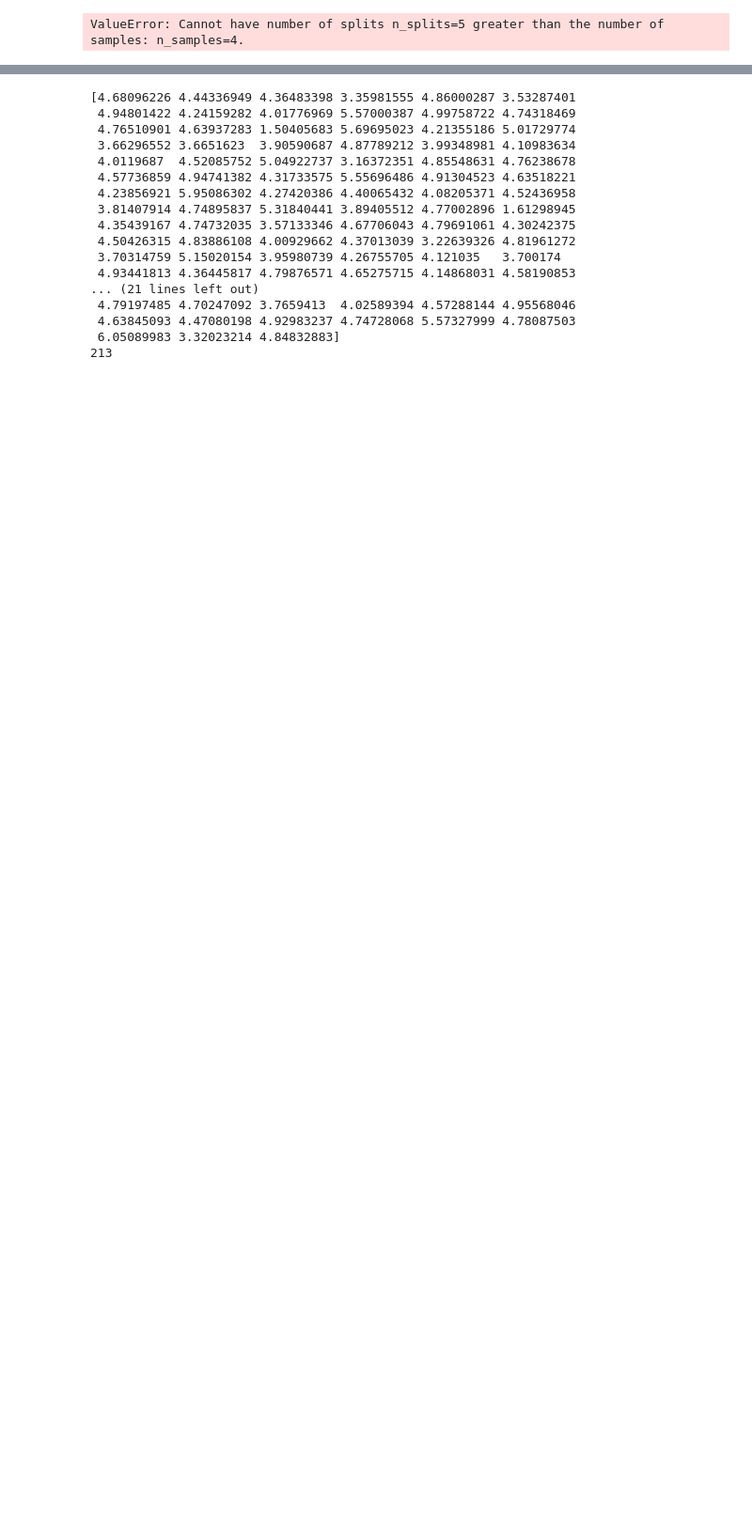
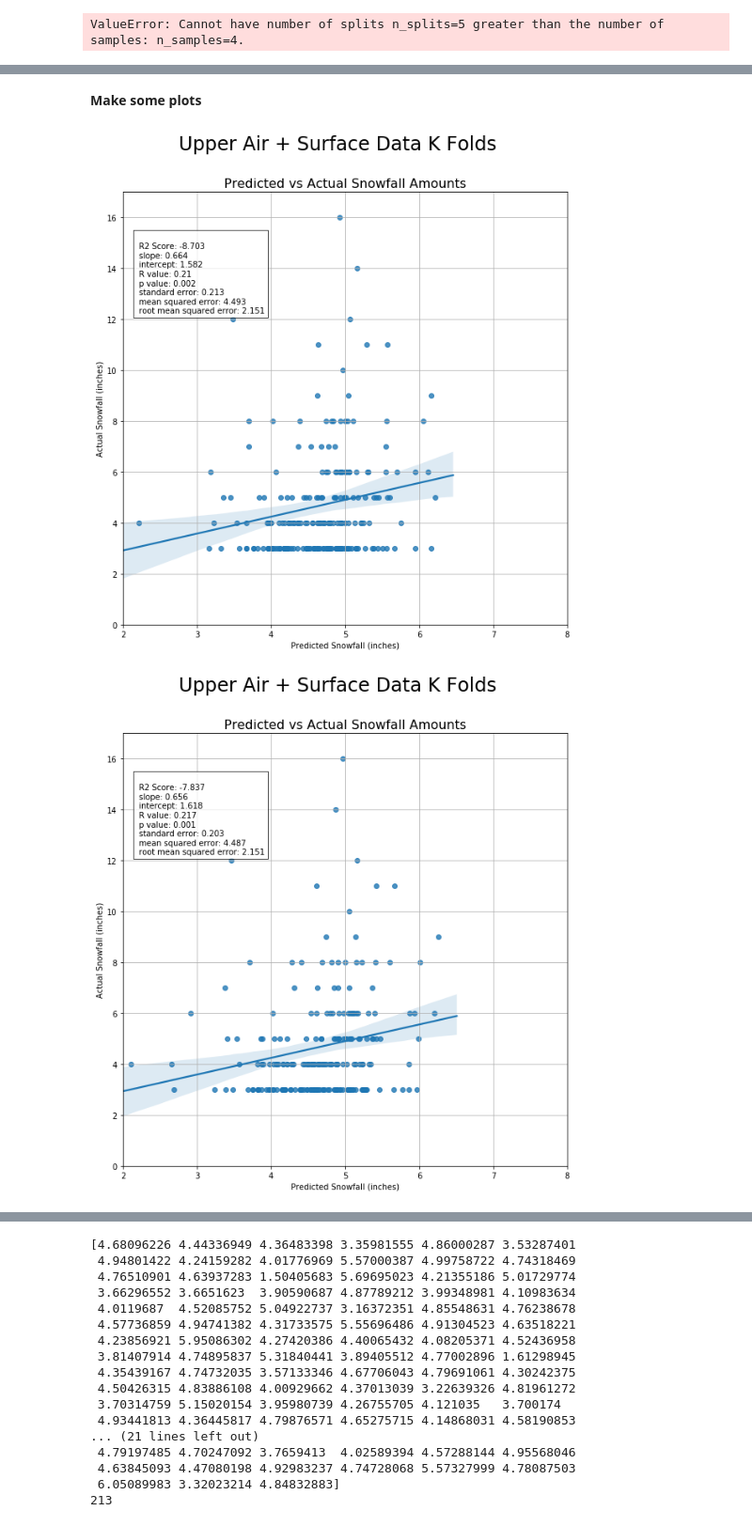
Before and after one commit to dustinrapp/Capstone_Springboard_Intermediate_Python, a Jupyter notebook: Projects/8a_UASFC_20-80_KFold_Crossval.ipynb, the cells around one changed output, grey strips where cells are left out. Shown at 94% size. Drawn from its saved outputs; the diff is of its cells as text; code cells hidden in the pictures; blank space fills up the shorter version.

Commit message:
separated out scatter plots of actual vs predicted snowfall from model cell

```diff
--- a/Projects/8a_UASFC_20-80_KFold_Crossval.ipynb
+++ b/Projects/8a_UASFC_20-80_KFold_Crossval.ipynb
@@ -284,0 +299,29 @@ for f in np.arange(0,len(X_feat),1):
+# %% [markdown]
+**Make some plots**
+# %%
+ for pred_case in np.arange(0, len(Ytest_predictions), 1):
+    fig = plt.figure(figsize=(10,10))
+    fig.suptitle('Upper Air + Surface Data K Folds', fontsize=24)
+    sns.regplot(Ytest_predictions[pred_case], Y_actsnf[pred_case])
+
+
+    bbox_props=dict(facecolor='red', alpha=0.75, fc = 'white')
+    plt.annotate('\n R2 Score: ' + str(round(R2_scores[pred_case],3)) +
+                 '\n slope: ' + str(round(slopes[pred_case],3)) +
+                 '\n intercept: ' + str(round(intercepts[pred_case],3)) +
+                 '\n R value: ' + str(round(r_values[pred_case],3)) +
+                 '\n p value: ' + str(round(p_values[pred_case],3)) +
+                 '\n standard error: ' + str(round(std_errs[pred_case],3)) +
+                 '\n mean squared error: ' + str(round(mses[pred_case],3)) +
+                 '\n root mean squared error: ' + str(round(rmses[pred_case],3)), \
+                 xy=(0.03, 0.72), xycoords='axes fraction', fontsize=10, bbox = bbox_props)
+
+    plt.xlabel('Predicted Snowfall (inches)')
+    plt.ylabel('Actual Snowfall (inches)')
+    plt.xlim([2,8])
+    plt.ylim([0,17])
+    plt.grid(True)
+    plt.title('Predicted vs Actual Snowfall Amounts', fontsize = 16)
+# %% [output]
+[figure, added]
+[figure, added]
```
Also changed, not shown: parts of 3 cells of this notebook.
